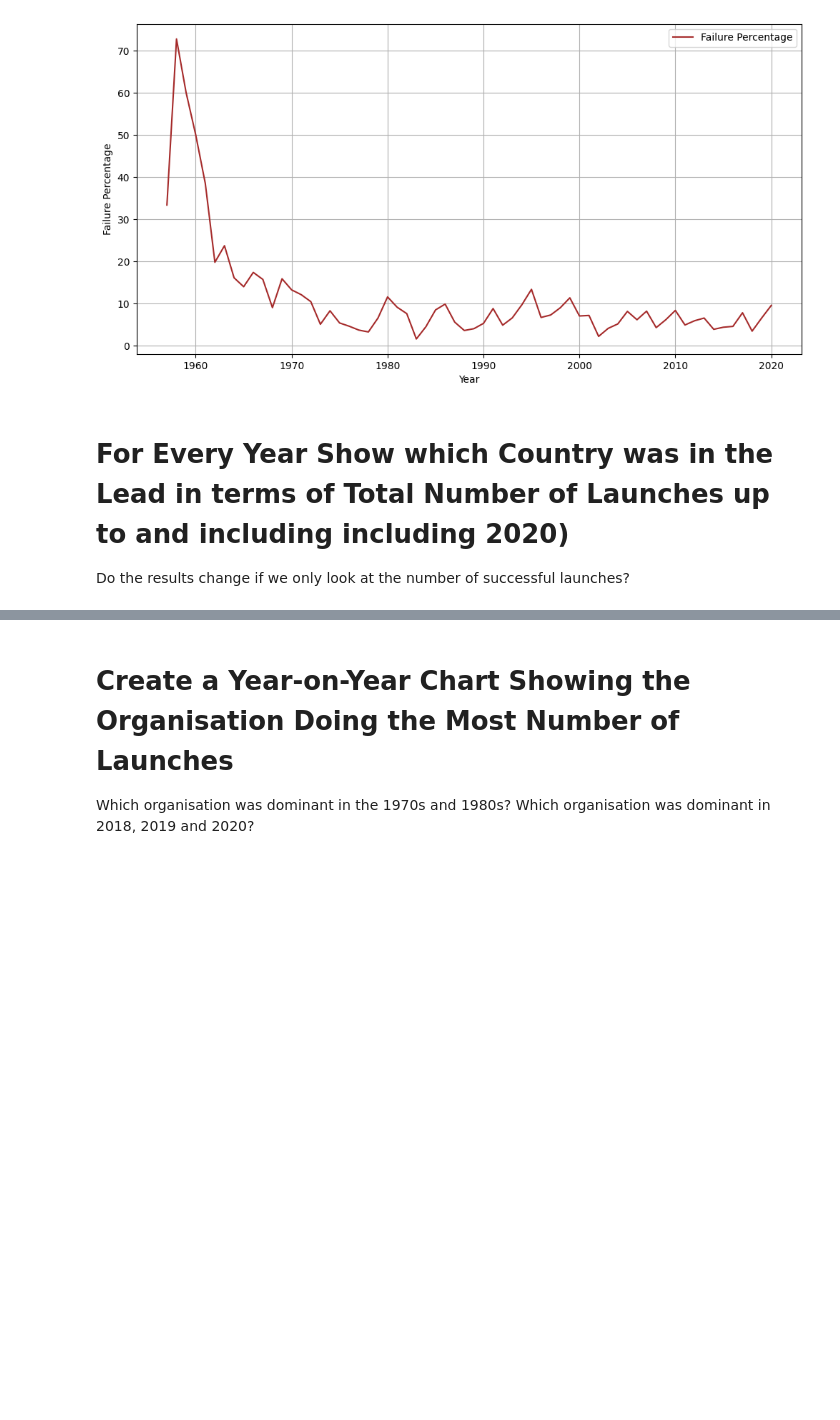
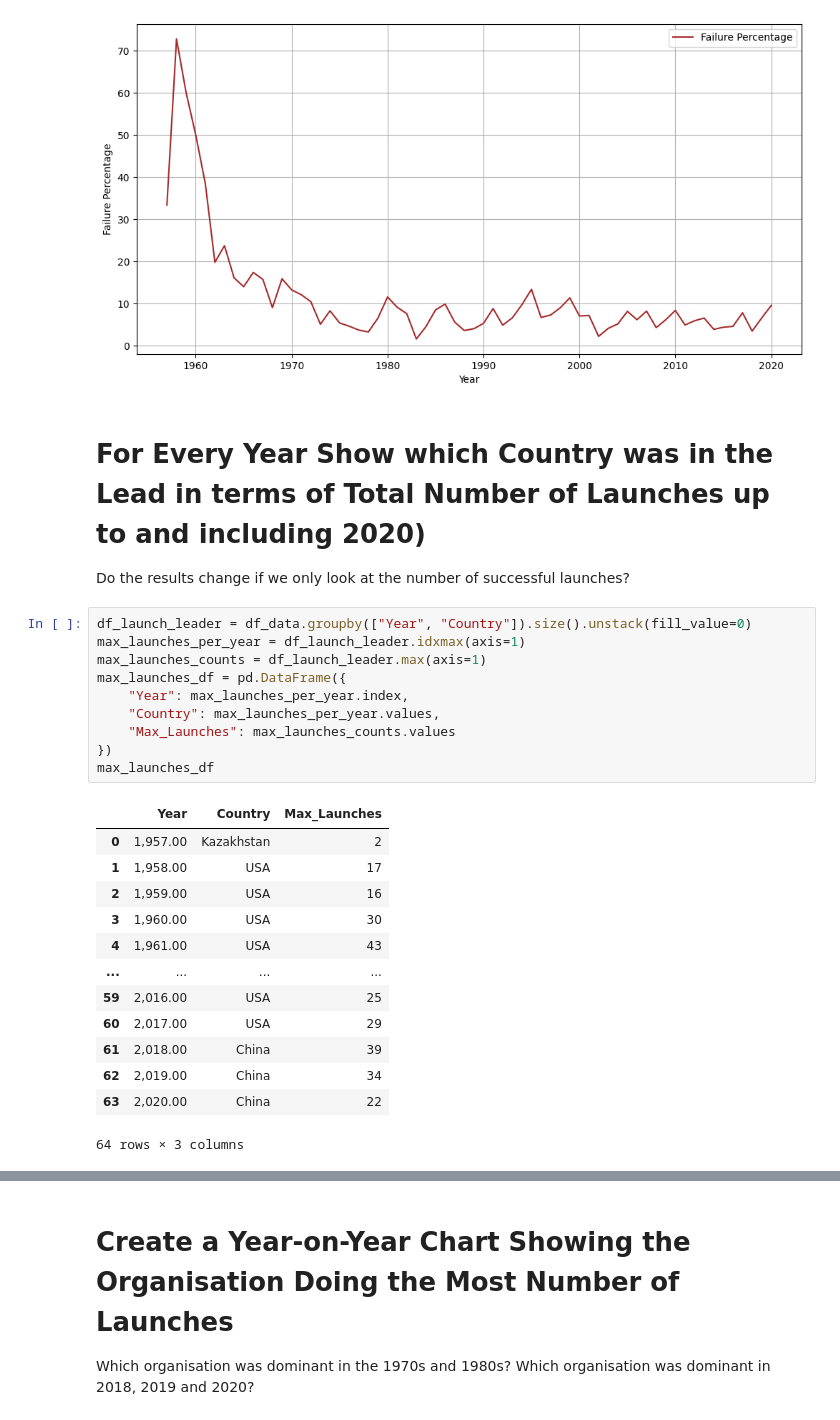
Before and after one commit to chgwyellow/Analyse---Visualise-the-Space-Race, a Jupyter notebook: Space_Missions_Analysis.ipynb, the cells around one changed output, grey strips where cells are left out. Saved outputs shown, nothing was run; the diff lists cells and outputs as text; blank space fills up the shorter version.

```diff
--- a/Space_Missions_Analysis.ipynb
+++ b/Space_Missions_Analysis.ipynb
@@ -653,6 +653,30 @@ launch_status_count.plot(
 <Axes: xlabel='Year', ylabel='Failure Percentage'>
 [figure]
 # %% [markdown]
-# For Every Year Show which Country was in the Lead in terms of Total Number of Launches up to and including including 2020)
+# For Every Year Show which Country was in the Lead in terms of Total Number of Launches up to and including 2020)
 
 Do the results change if we only look at the number of successful launches?
+# %%
+df_launch_leader = df_data.groupby(["Year", "Country"]).size().unstack(fill_value=0)
+max_launches_per_year = df_launch_leader.idxmax(axis=1)
+max_launches_counts = df_launch_leader.max(axis=1)
+max_launches_df = pd.DataFrame({
+    "Year": max_launches_per_year.index,
+    "Country": max_launches_per_year.values,
+    "Max_Launches": max_launches_counts.values
+})
+max_launches_df
+# %% [output]
+|  | Year | Country | Max_Launches |
+| 0 | 1,957.00 | Kazakhstan | 2 |
+| 1 | 1,958.00 | USA | 17 |
+| 2 | 1,959.00 | USA | 16 |
+| 3 | 1,960.00 | USA | 30 |
+| 4 | 1,961.00 | USA | 43 |
+| ... | ... | ... | ... |
+| 59 | 2,016.00 | USA | 25 |
+| 60 | 2,017.00 | USA | 29 |
+| 61 | 2,018.00 | China | 39 |
+| 62 | 2,019.00 | China | 34 |
+| 63 | 2,020.00 | China | 22 |
+64 rows × 3 columns
```
Also changed, not shown: parts of 2 cells of this notebook.
